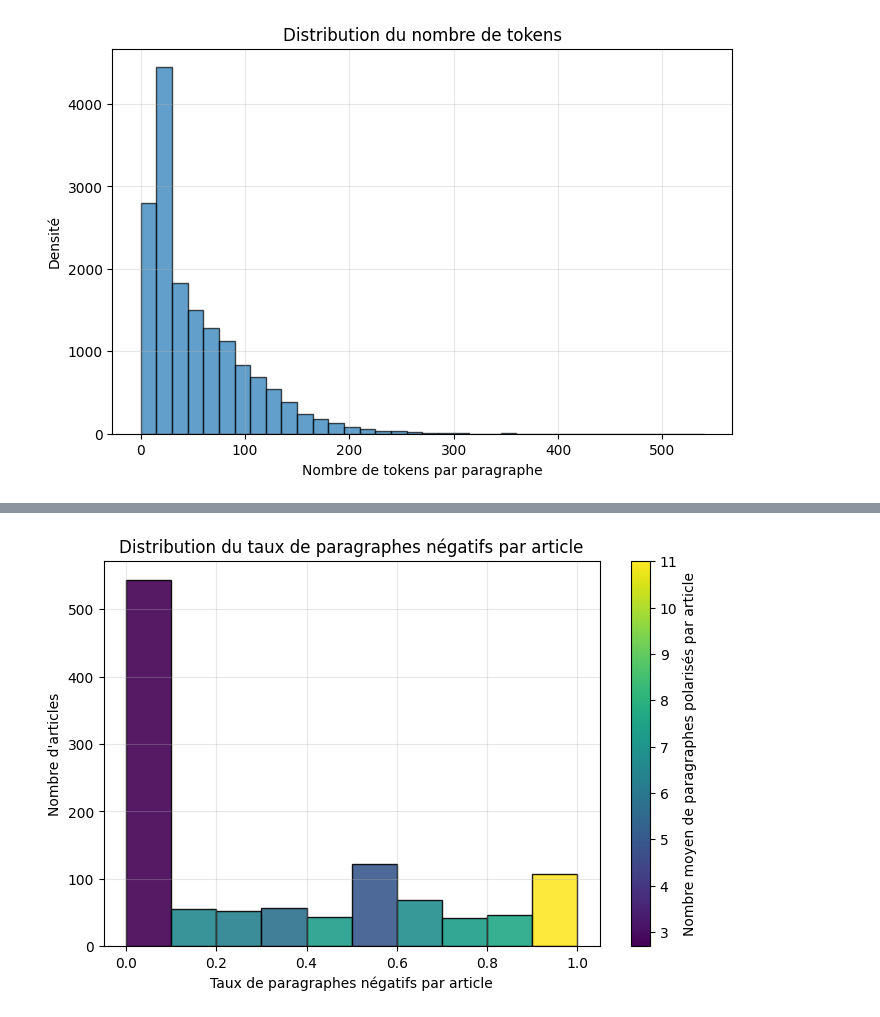
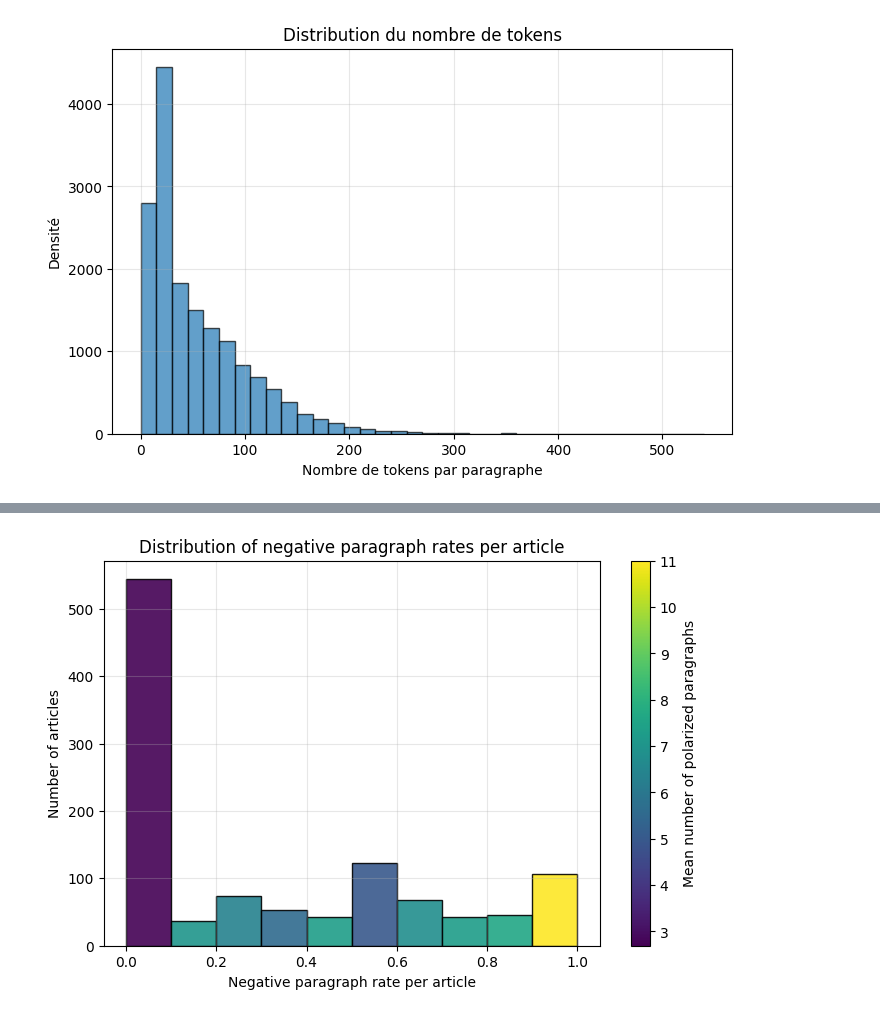
Before and after one commit to amjn480/project_ml_pm_vautrin_jean, a Jupyter notebook: main.ipynb, the cells around one changed output, grey strips where cells are left out. Drawn from its saved outputs; the diff is of its cells as text; code cells hidden in the pictures.

```diff
--- a/main.ipynb
+++ b/main.ipynb
@@ -1572,15 +1475,15 @@ We observe that we have more positive paragraphs than negatives
 import numpy as np
 
 def classify_paragraphs(d):
-    """Retourne la classe dominante pour chaque paragraphe"""
+    """Return the dominant class for each paragraph"""
     if not isinstance(d, dict):
         return None
     pos, neg, neu = d.get("positivity"), d.get("negativity"), d.get("neutrality")
     if pos is None or neg is None or neu is None:
         return None
     pos, neg, neu = np.array(pos), np.array(neg), np.array(neu)
-    classes = np.argmax(np.vstack([pos, neg, neu]), axis=0)  # 0=pos, 1=neg, 2=neu
-    return classes  # vecteur des classes par paragraphe
+    classes = np.argmax(np.vstack([pos, neg, neu]), axis=0)  # 0=positive, 1=negative, 2=neutral
+    return classes
 
 study_df["paragraph_classes"] = study_df["dictionary_softmax_tokens"].apply(classify_paragraphs)
 # %%
@@ -1643,46 +1498,68 @@ plt.show()
 # %%
 import numpy as np
 import matplotlib.pyplot as plt
+from matplotlib.cm import ScalarMappable
 from matplotlib.colors import Normalize
-from matplotlib.cm import ScalarMappable
 
+# Extract only positive and negative paragraphs
+share_data = []
+number_polarized_paragraphs = []
+article_indices = []
+
+for idx, d in enumerate(study_df["paragraph_classes"]):
+    pos_neg_mask = (d == 0) | (d == 1)
+    d_pos_neg = d[pos_neg_mask]
+
+    n = len(d_pos_neg)
+    if n == 0:
+        continue
+
+    n_neg = np.sum(d_pos_neg == 1)
+    share_data.append(n_neg / n)
+    number_polarized_paragraphs.append(n)
+    article_indices.append(idx)
+
+negative_rate = np.array(share_data)
+number_polarized_paragraphs = np.array(number_polarized_paragraphs)
+article_indices = np.array(article_indices)
+
+# Histogram setup
 bins = np.arange(0, 1.1, 0.1)
+bin_number_index = np.digitize(negative_rate, bins)
+mean_number_paragraph = np.zeros(len(bins)-1)
+num_obs = np.zeros(len(bins)-1)
 
-# Histogram counts
-counts, edges = np.histogram(taux_negatif, bins=bins)
+# Store article indices per bin
+index_articles_per_bin = [[] for _ in range(len(bins)-1)]
 
-# Indices des bins
-bin_indices = np.digitize(taux_negatif, bins) - 1
+for i in range(len(bins)-1):
+    mask = bin_number_index == i+1
+    if mask.any():
+        mean_number_paragraph[i] = np.mean(number_polarized_paragraphs[mask])
+        num_obs[i] = np.sum(mask)
+        index_articles_per_bin[i] = article_indices[mask].tolist()
+    else:
+        mean_number_paragraph[i] = 0
+        index_articles_per_bin[i] = []
 
-# Moyenne du nombre de paragraphes polarisés par bin
-mean_nb_paragraphs = []
-for i in range(len(bins) - 1):
-    mask = bin_indices == i
-    if mask.any():
-        mean_nb_paragraphs.append(np.mean(np.array(number_polarized_paragraphs)[mask]))
-    else:
-        mean_nb_paragraphs.append(0)
-mean_nb_paragraphs = np.array(mean_nb_paragraphs)
+# Histogram with color based on mean number of paragraphs
+counts, edges = np.histogram(negative_rate, bins=bins)
+norm = Normalize(vmin=np.min(mean_number_paragraph), vmax=np.max(mean_number_paragraph))
+colors = plt.cm.viridis(norm(mean_number_paragraph))
 
-# Normalisation pour colormap
-norm = Normalize(vmin=np.nanmin(mean_nb_paragraphs), vmax=np.nanmax(mean_nb_paragraphs))
-colors = plt.cm.viridis(norm(mean_nb_paragraphs))
+fig, ax = plt.subplots(figsize=(8, 5))
+bars = ax.bar(edges[:-1], counts, width=np.diff(edges), align='edge',
+              color=colors, edgecolor='black', alpha=0.9)
 
-# Tracer
-fig, ax = plt.subplots(figsize=(8,5))
-ax.bar(edges[:-1], counts, width=np.diff(edges), align="edge", color=colors,
-       edgecolor="black", alpha=0.9)
-
-# Colorbar
 sm = ScalarMappable(cmap=plt.cm.viridis, norm=norm)
 sm.set_array([])
-cbar = plt.colorbar(sm, ax=ax)
-cbar.set_label("Nombre moyen de paragraphes polarisés par article")
+cbar = fig.colorbar(sm, ax=ax)
+cbar.set_label("Mean number of polarized paragraphs")
 
-ax.set_xlabel("Taux de paragraphes négatifs par article")
-ax.set_ylabel("Nombre d'articles")
-ax.set_title("Distribution du taux de paragraphes négatifs par article")
+ax.set_xlabel("Negative paragraph rate per article")
+ax.set_ylabel("Number of articles")
+ax.set_title("Distribution of negative paragraph rates per article")
 ax.grid(alpha=0.3)
 plt.show()
 # %% [output]
-[figure, old version]
+[figure, new version]
```
Also changed, not shown: parts of 14 cells of this notebook.
